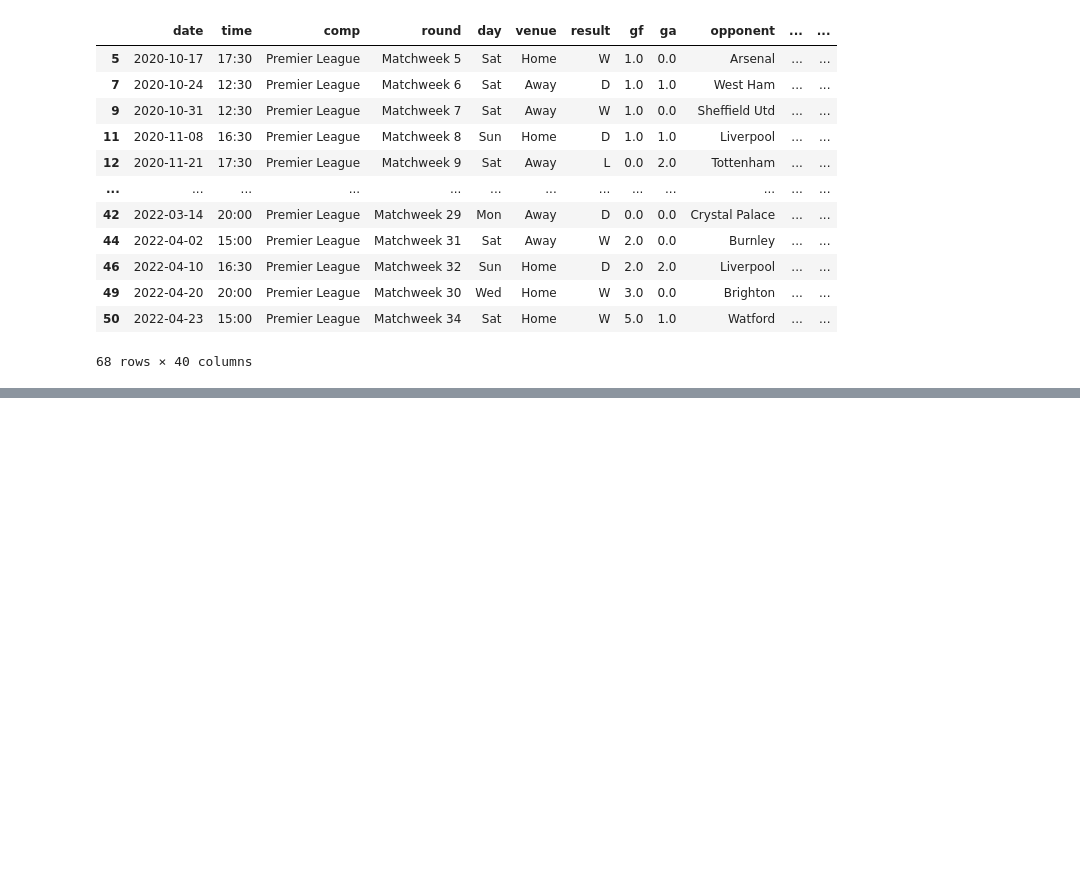
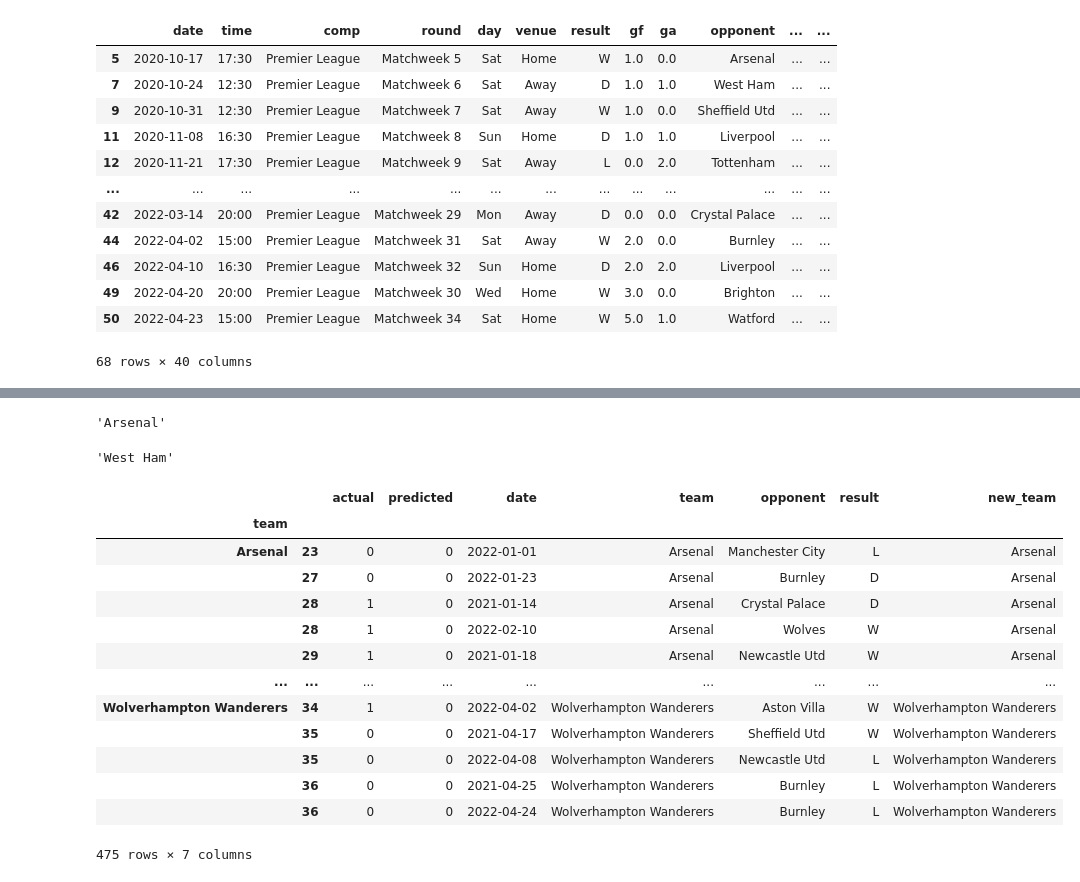
Before and after one commit to ainaingit/FootballResultPrediction, a Jupyter notebook: sample.ipynb, the cells around one changed output, grey strips where cells are left out. Drawn from its saved outputs; the diff is of its cells as text; code cells hidden in the pictures; blank space fills up the shorter version.

Commit message:
Prediction creant les colonnnes requis

```diff
--- a/sample.ipynb
+++ b/sample.ipynb
@@ -267,0 +296,2 @@ rolling_average(group , cols , new_cols)
+# %%
+combined , precision  = make_prediction(matches_rolling , predictors + new_cols)
@@ -267,0 +353,8 @@ rolling_average(group , cols , new_cols)
+# %%
+mapping["Arsenal"]
+# %% [output]
+'Arsenal'
+# %%
+mapping["West Ham United"]
+# %% [output]
+'West Ham'
@@ -267,0 +363,17 @@ rolling_average(group , cols , new_cols)
+# %%
+combined
+# %% [output]
+|  |  | actual | predicted | date | team | opponent | result | new_team |
+| team |  |  |  |  |  |  |  |  |
+| Arsenal | 23 | 0 | 0 | 2022-01-01 | Arsenal | Manchester City | L | Arsenal |
+|  | 27 | 0 | 0 | 2022-01-23 | Arsenal | Burnley | D | Arsenal |
+|  | 28 | 1 | 0 | 2021-01-14 | Arsenal | Crystal Palace | D | Arsenal |
+|  | 28 | 1 | 0 | 2022-02-10 | Arsenal | Wolves | W | Arsenal |
+|  | 29 | 1 | 0 | 2021-01-18 | Arsenal | Newcastle Utd | W | Arsenal |
+| ... | ... | ... | ... | ... | ... | ... | ... | ... |
+| Wolverhampton Wanderers | 34 | 1 | 0 | 2022-04-02 | Wolverhampton Wanderers | Aston Villa | W | Wolverhampton Wanderers |
+|  | 35 | 0 | 0 | 2021-04-17 | Wolverhampton Wanderers | Sheffield Utd | W | Wolverhampton Wanderers |
+|  | 35 | 0 | 0 | 2022-04-08 | Wolverhampton Wanderers | Newcastle Utd | L | Wolverhampton Wanderers |
+|  | 36 | 0 | 0 | 2021-04-25 | Wolverhampton Wanderers | Burnley | L | Wolverhampton Wanderers |
+|  | 36 | 0 | 0 | 2022-04-24 | Wolverhampton Wanderers | Burnley | L | Wolverhampton Wanderers |
+475 rows × 7 columns
```
Also changed, not shown: parts of 14 cells of this notebook.
